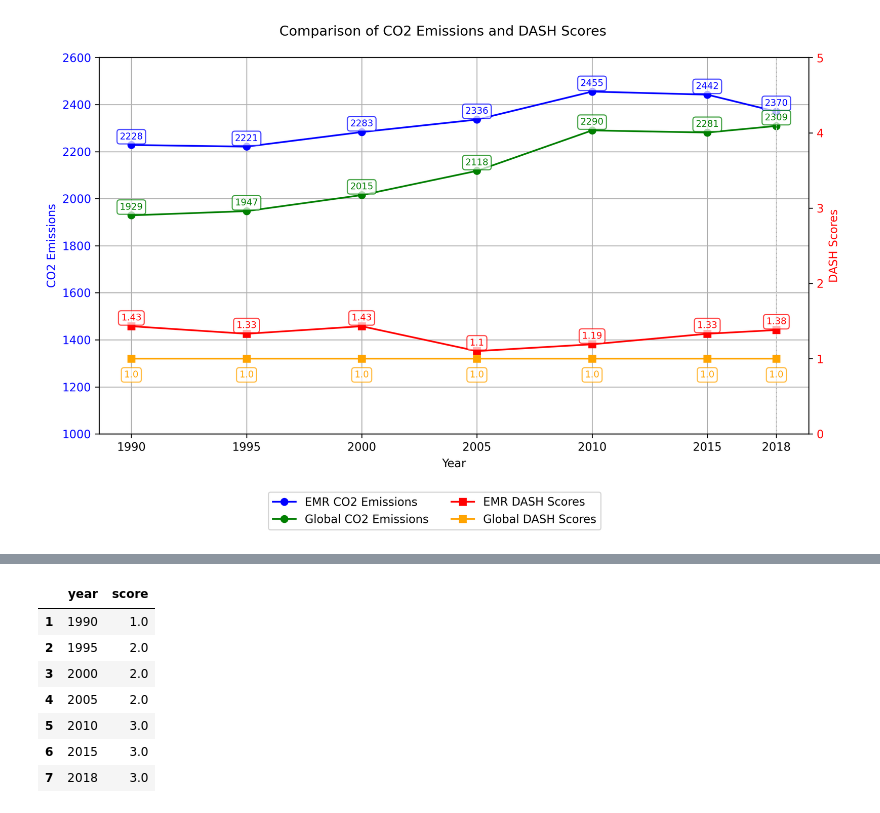
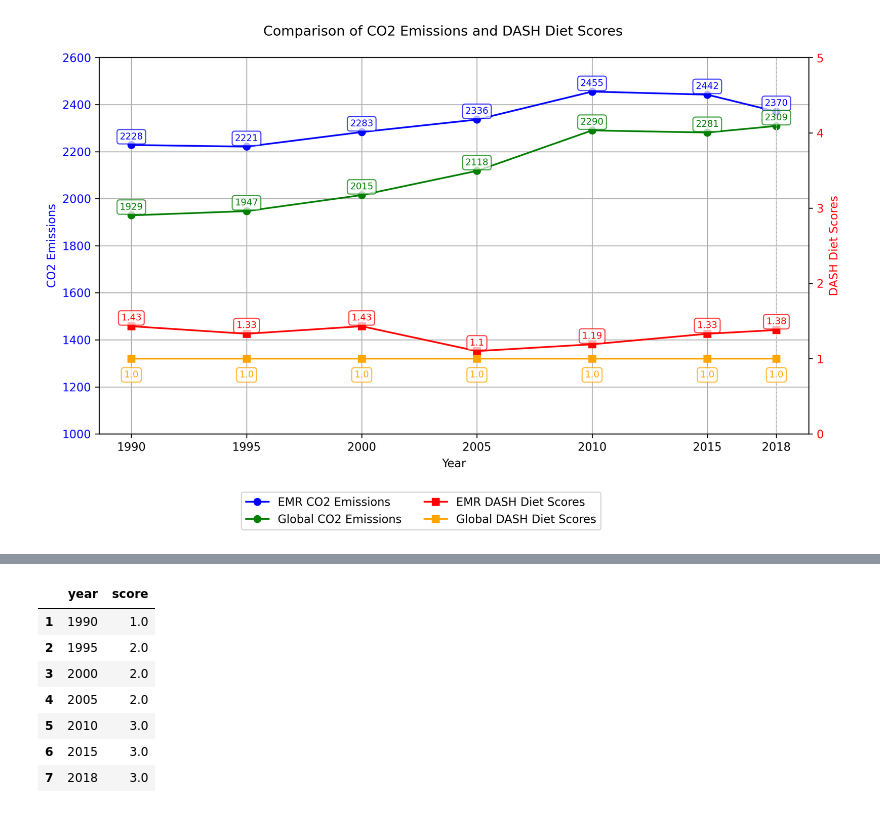
Before and after one commit to iMaatin/climate_change, a Jupyter notebook: vis.ipynb, the cells around one changed output, grey strips where cells are left out. Cells and saved outputs as stored; diff of their text form; code cells hidden in the pictures.

```diff
--- a/vis.ipynb
+++ b/vis.ipynb
@@ -179,13 +179,13 @@ def dash_plots(emr_co2, global_co2, emr_diet, global_diet, name:str, gender:str=
 # %%
 emr_co2 = pd.read_csv(r'co2_calc\emissions\total_all.csv')
 global_co2 = pd.read_csv(r'co2_calc\global_emissions\total_all.csv')
 
 dash_emr = pd.read_csv(r'diet_calc\scores\dash_dixon\total_all.csv')
 dash_global = pd.read_csv(r'diet_calc\scores\dash_dixon\global\total_all.csv')
 
-dash_plots(emr_co2, global_co2, dash_emr, dash_global, 'DASH', 'all')
+dash_plots(emr_co2, global_co2, dash_emr, dash_global, 'DASH Diet', 'all')
 # %% [output]
-[figure, old version]
+[figure, new version]
 # %%
 em_dash_male = pd.read_csv(r'diet_calc\scores\dash_dixon\total_males.csv')
 gl_dash_male = pd.read_csv(r'diet_calc\scores\dash_dixon\global\total_males.csv')
```
Also changed, not shown: parts of 3 cells of this notebook, 12 other files.
